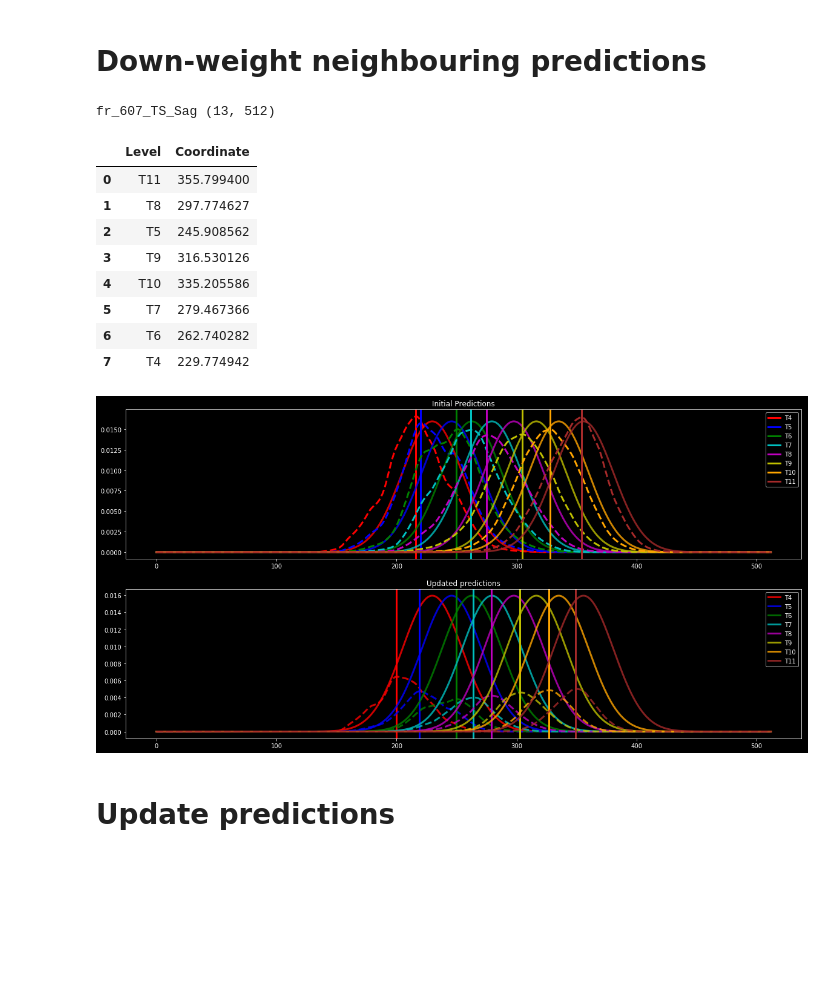
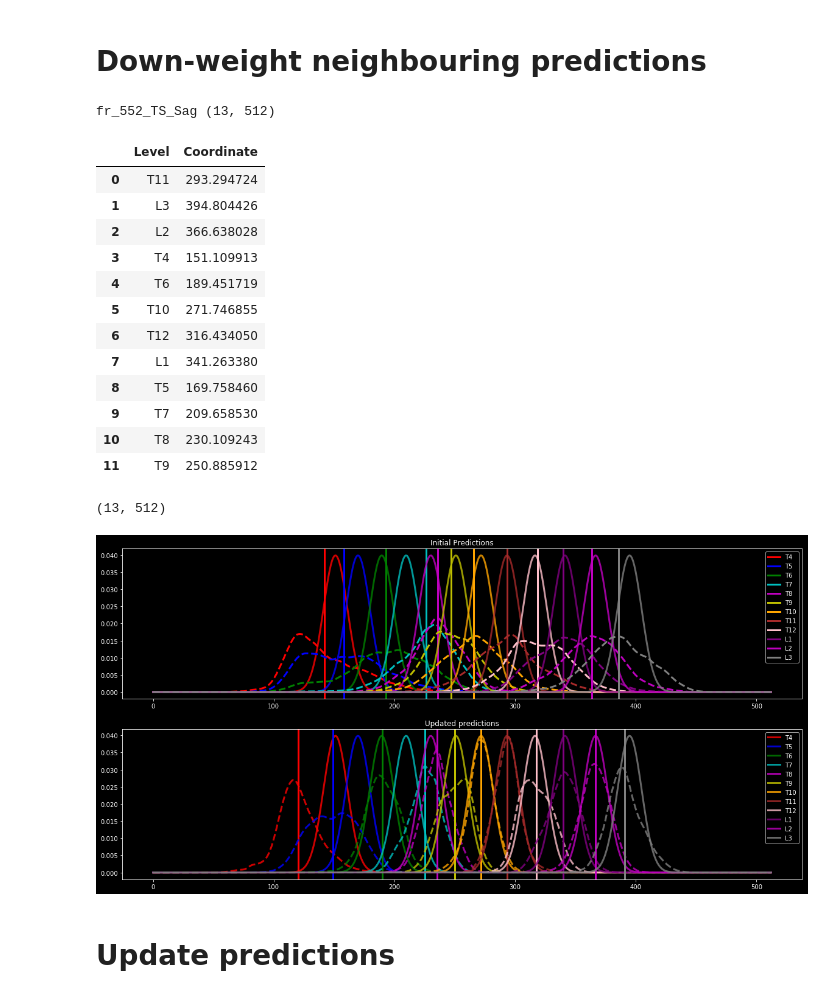
Before and after one commit to DMcSweeney/coronal_sagittal_cnn, a Jupyter notebook: notebooks/post_processing.ipynb, the cells around one changed output. Drawn from its saved outputs; the diff is of its cells as text; code cells hidden in the pictures; blank space fills up the shorter version.

```diff
--- a/notebooks/post_processing.ipynb
+++ b/notebooks/post_processing.ipynb
@@ -25,7 +25,7 @@ plt.style.use('dark_background')
 ordered_verts = ['T4', 'T5', 'T6', 'T7', 'T8', 'T9', 'T10', 'T11', 'T12', 'L1', 'L2', 'L3', 'L4']
 colors = ['r', 'b', 'g', 'c', 'm', 'y', 'orange', 'brown', 'pink', 'purple', 'm', 'gray', 'olive']
 # %%
-predictions = np.load('./outputs/predictions.npz')
+predictions = np.load('../outputs/kl_div_preds.npz')
 ids, coords, dists, labels = predictions.values()
 
 ids.shape, coords.shape, dists.shape, labels.shape
@@ -39,9 +35,9 @@ list(ids).index('fr_552_TS_Sag')
 ### Get ground-truth data
 # %%
 def get_gt(id_):
-    path = f'./data/testing/targets/'
+    path = f'../data/testing/targets/'
     #image
-    img_path = f'./data/testing/slices/sagittal/{id_}.npy'
+    img_path = f'../data/testing/slices/sagittal/{id_}.npy'
     img = np.load(img_path)
     # Coordinates
     coord_path = path + f'coordinates/{id_}.csv'
@@ -226,6 +222,13 @@ fr_552_TS_Sag
 # Down-weight neighbouring predictions
 # %%
 from scipy.special import softmax
+# %%
+def linear_expectation(probs, values):
+    # Assumes normalised probs + single channel
+    expectation = []
+    for i in range(len(values)):
+        expectation.append(probs[i]*values[i])
+    return np.sum(expectation)
 # %%
 def update(p, q):
     #p = dist to update
@@ -243,30 +246,21 @@ def down_weight(n):
     fig, ax = plt.subplots(2, 1, figsize=(20, 10))
 #     ax[0].axhline(0, ls='--', c='w')
 #     ax[1].axhline(0, ls='--', c='w')
-    norm_dist = []
-    for i in range(dist.shape[1]):
-        norm_dist.append(dist[:, i]/np.sum(dist[:, i]))
-    norm_dist = np.array(norm_dist).T
-    #print(norm_dist.shape, dist.shape)
-    #gram = dist.dot(norm_dist)
+    print(dist.shape)
     for channel in range(dist.shape[0]):
         vert = ordered_verts[channel]
         if label[channel] == 1:
+            norm_dist = dist/(dist.sum(axis=0, keepdims=True)+eps)
             tgt = gt_targets[:, 0, channel]
             idx = {idx: val for idx, val in enumerate(label)}
             neighbour_idx = [key for key, val in idx.items() if val ==1 and key !=channel]
             neigh = norm_dist[neighbour_idx]
             data = dist[channel]
-            updated_data=dist[channel]*norm_dist[channel]
-            mode = np.argmax(data)
-#             p = []
-#             for i in range(neigh.shape[0]):
-#                 neg = neigh[i]
-#                 p.append(neg)
-#             p = np.array(p)
+            updated_data=dist[channel]*norm_dist[channel]**3
+            updated_data = updated_data/np.sum(updated_data)
+            mode = linear_expectation(data, x)
 
-#             updated_data = update(data, p)
-            updated_mode = np.argmax(updated_data)
+            updated_mode = linear_expectation(updated_data, x)
 
             ax[1].set_title('Updated predictions')
             ax[1].plot(x, tgt, alpha=0.8, lw=3, color=colors[channel], label=vert)
@@ -282,19 +276,24 @@ def down_weight(n):
     ax[1].legend()
     #ax[1].set_ylim(ax[0].get_ylim())
 # %%
-down_weight(13)
+down_weight(20)
 # %% [output]
-fr_607_TS_Sag (13, 512)
+fr_552_TS_Sag (13, 512)
 |  | Level | Coordinate |
-| 0 | T11 | 355.799400 |
-| 1 | T8 | 297.774627 |
-| 2 | T5 | 245.908562 |
-| 3 | T9 | 316.530126 |
-| 4 | T10 | 335.205586 |
-| 5 | T7 | 279.467366 |
-| 6 | T6 | 262.740282 |
-| 7 | T4 | 229.774942 |
+| 0 | T11 | 293.294724 |
+| 1 | L3 | 394.804426 |
+| 2 | L2 | 366.638028 |
+| 3 | T4 | 151.109913 |
+| 4 | T6 | 189.451719 |
+| 5 | T10 | 271.746855 |
+| 6 | T12 | 316.434050 |
+| 7 | L1 | 341.263380 |
+| 8 | T5 | 169.758460 |
+| 9 | T7 | 209.658530 |
+| 10 | T8 | 230.109243 |
+| 11 | T9 | 250.885912 |
+(13, 512)
-[figure, old version]
+[figure, new version]
 # %% [markdown]
 # Update predictions
 # %%
```
Also changed, not shown: parts of 8 cells of this notebook, 7 other files.
